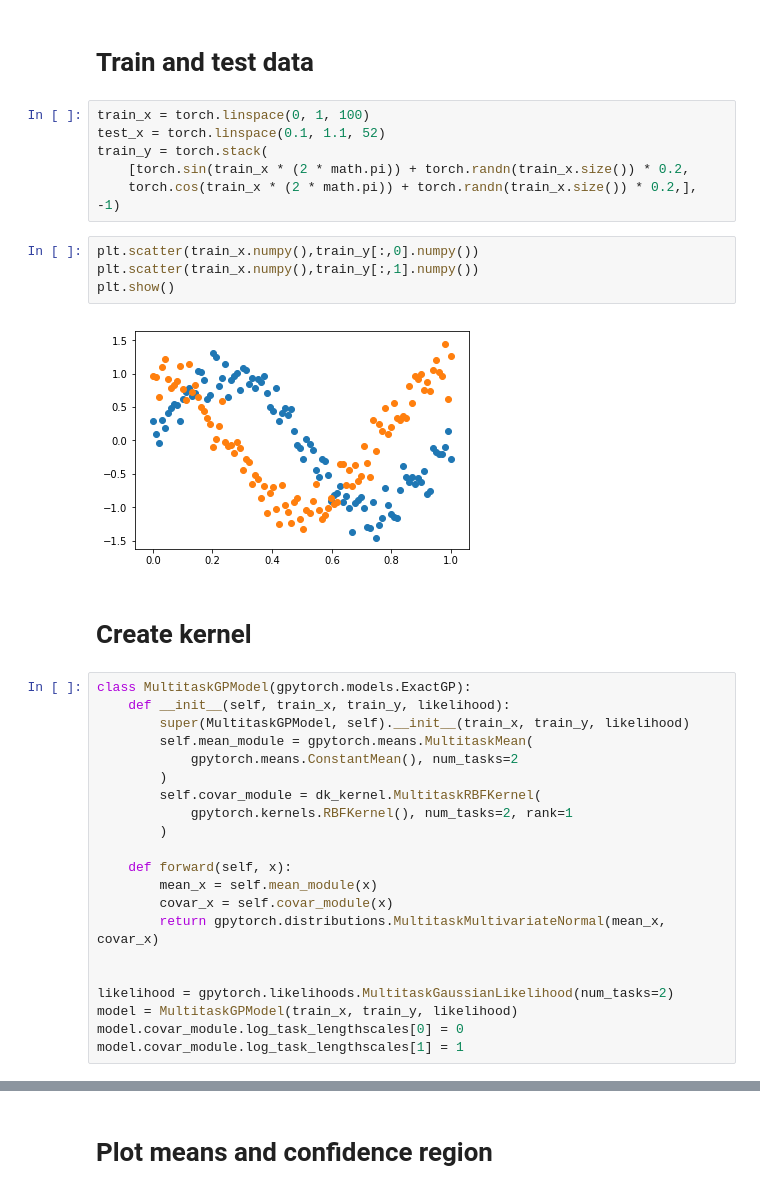
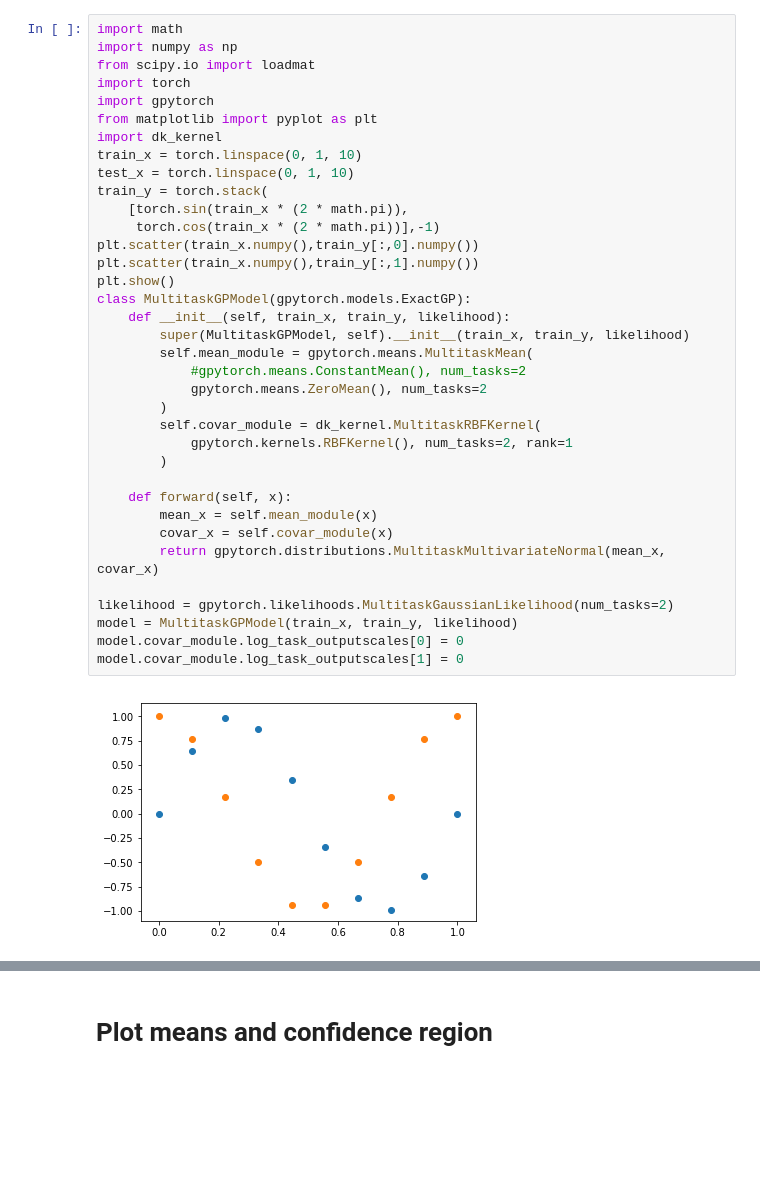
Before and after one commit to g-benton/mkgp, a Jupyter notebook: explore/explore.ipynb, the cells around one changed output, grey strips where cells are left out. Cells and saved outputs as stored; diff of their text form; blank space fills up the shorter version.

```diff
--- a/explore/explore.ipynb
+++ b/explore/explore.ipynb
@@ -13,37 +1,38 @@ import dk_kernel
-# %% [markdown]
-# Train and test data
-# %%
-train_x = torch.linspace(0, 1, 100)
-test_x = torch.linspace(0.1, 1.1, 52)
-train_y = torch.stack(
-    [torch.sin(train_x * (2 * math.pi)) + torch.randn(train_x.size()) * 0.2,
-    torch.cos(train_x * (2 * math.pi)) + torch.randn(train_x.size()) * 0.2,], -1)
-# %%
-plt.scatter(train_x.numpy(),train_y[:,0].numpy())
-plt.scatter(train_x.numpy(),train_y[:,1].numpy())
-plt.show()
-# %% [output]
-[figure, removed]
-# %% [markdown]
-# Create kernel
 # %%
+import math
+import numpy as np
+from scipy.io import loadmat
+import torch
+import gpytorch
+from matplotlib import pyplot as plt
+import dk_kernel
+train_x = torch.linspace(0, 1, 10)
+test_x = torch.linspace(0, 1, 10)
+train_y = torch.stack(
+    [torch.sin(train_x * (2 * math.pi)),
+     torch.cos(train_x * (2 * math.pi))],-1)
+plt.scatter(train_x.numpy(),train_y[:,0].numpy())
+plt.scatter(train_x.numpy(),train_y[:,1].numpy())
+plt.show()
 class MultitaskGPModel(gpytorch.models.ExactGP):
     def __init__(self, train_x, train_y, likelihood):
         super(MultitaskGPModel, self).__init__(train_x, train_y, likelihood)
         self.mean_module = gpytorch.means.MultitaskMean(
-            gpytorch.means.ConstantMean(), num_tasks=2
+            #gpytorch.means.ConstantMean(), num_tasks=2
+            gpytorch.means.ZeroMean(), num_tasks=2
         )
         self.covar_module = dk_kernel.MultitaskRBFKernel(
             gpytorch.kernels.RBFKernel(), num_tasks=2, rank=1
         )
 
     def forward(self, x):
         mean_x = self.mean_module(x)
         covar_x = self.covar_module(x)
         return gpytorch.distributions.MultitaskMultivariateNormal(mean_x, covar_x)
 
-
 likelihood = gpytorch.likelihoods.MultitaskGaussianLikelihood(num_tasks=2)
 model = MultitaskGPModel(train_x, train_y, likelihood)
-model.covar_module.log_task_lengthscales[0] = 0
-model.covar_module.log_task_lengthscales[1] = 1
+model.covar_module.log_task_outputscales[0] = 0
+model.covar_module.log_task_outputscales[1] = 0
+# %% [output]
+[figure, added]
```
Also changed, not shown: parts of 14 cells of this notebook, 1 other file.
